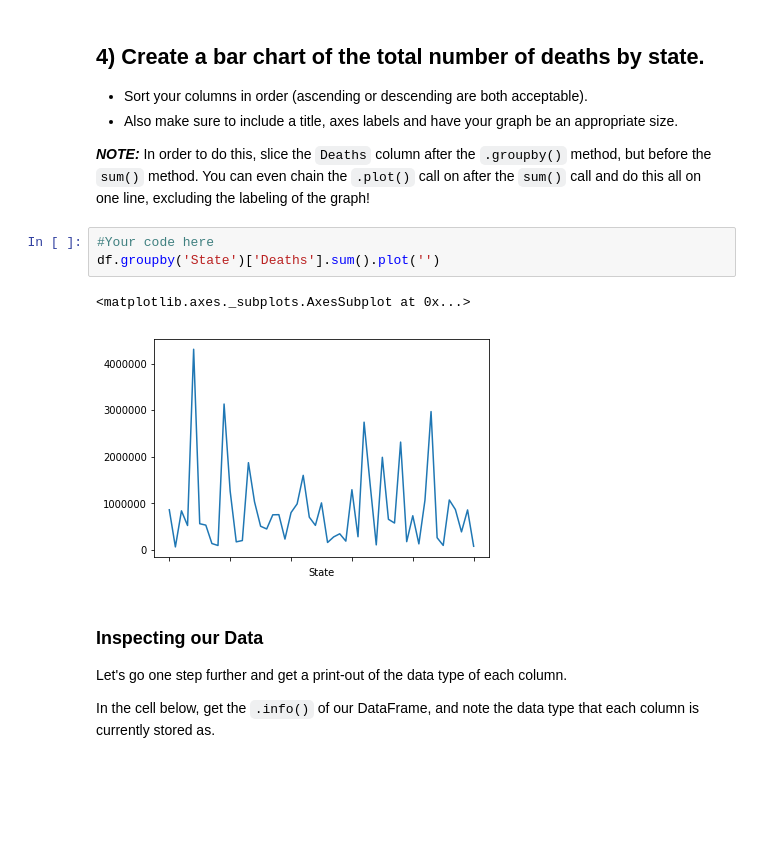
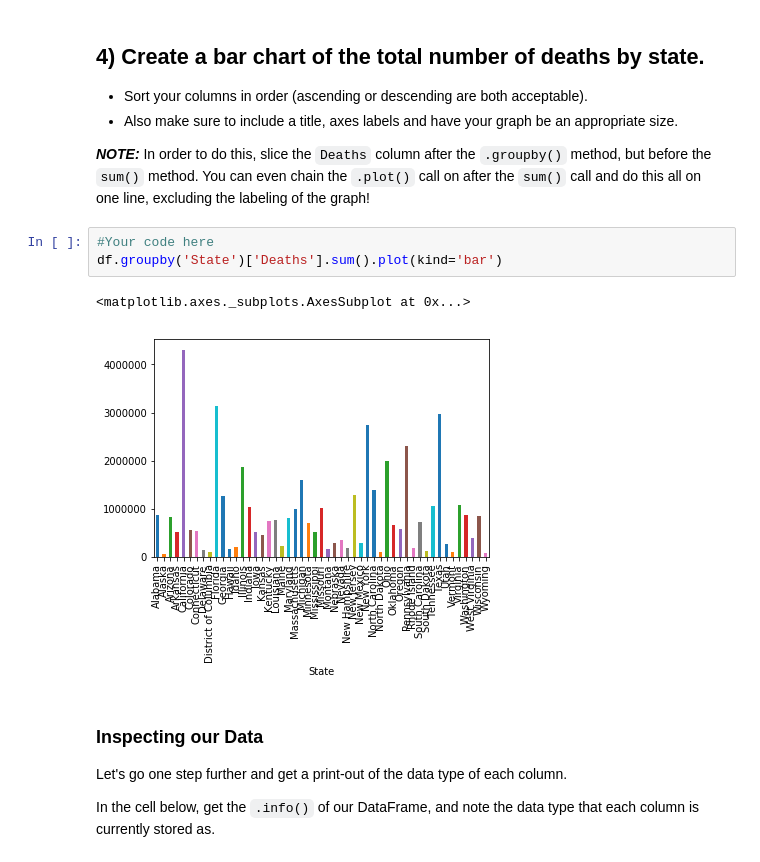
Before and after one commit to slieb74/dsc-1-04-09-pivot-tables-with-pandas-lab-nyc-career-ds-062518, a Jupyter notebook: index.ipynb, the cells around one changed output. Cells and saved outputs as stored; diff of their text form; blank space fills up the shorter version.

```diff
--- a/index.ipynb
+++ b/index.ipynb
@@ -101,10 +101,10 @@ df.groupby(['Gender', 'Race']).min().head(8)
 **_NOTE:_** In order to do this, slice the `Deaths` column after the `.groupby()` method, but before the `sum()` method.  You can even chain the `.plot()` call on after the `sum()` call and do this all on one line, excluding the labeling of the graph!
 # %%
 #Your code here
-df.groupby('State')['Deaths'].sum().plot('')
+df.groupby('State')['Deaths'].sum().plot(kind='bar')
 # %% [output]
 <matplotlib.axes._subplots.AxesSubplot at 0x...>
-[figure, old version]
+[figure, new version]
 # %% [markdown]
 ### Inspecting our Data
 
```
